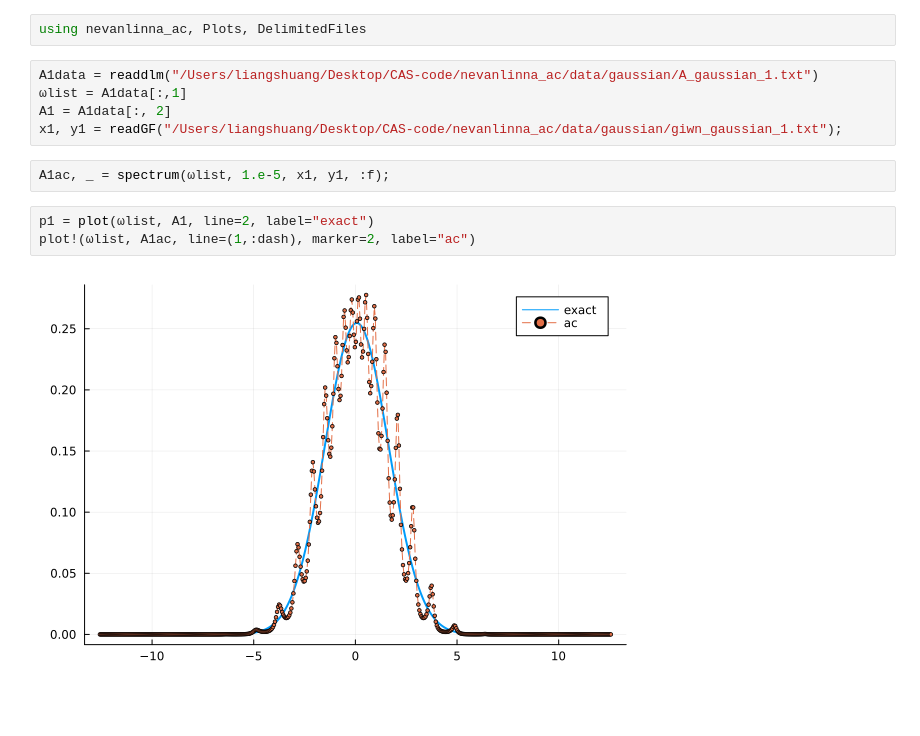
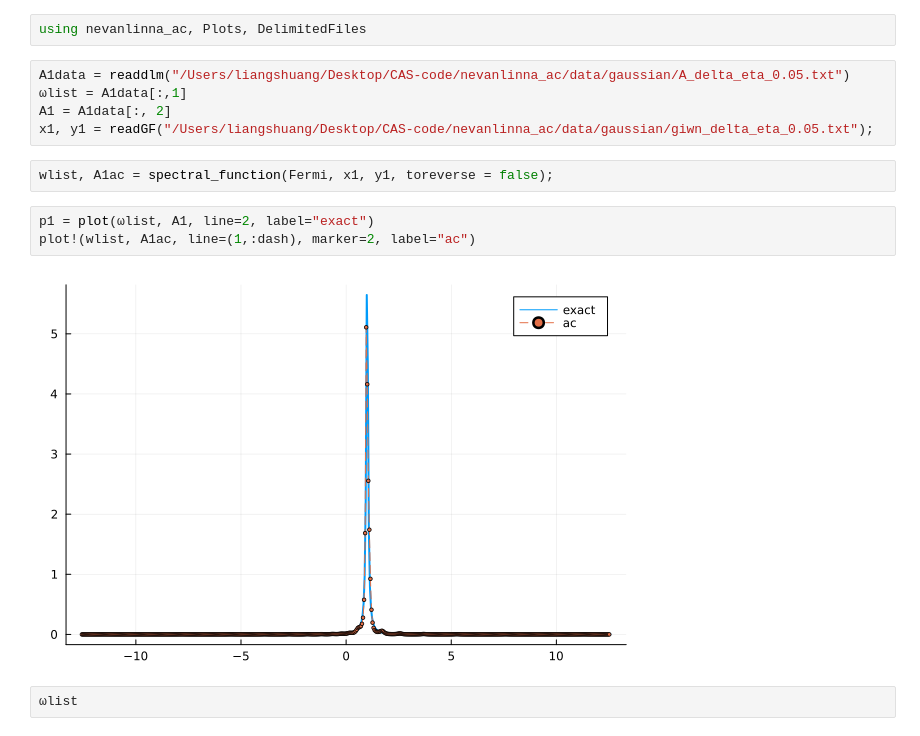
Before and after one commit to Sharon-Liang/nevanlinna_ac, a Jupyter notebook: nevanlinna_ac.ipynb, the cells around one changed output. Saved outputs shown, nothing was run; the diff lists cells and outputs as text; blank space fills up the shorter version.

```diff
--- a/nevanlinna_ac.ipynb
+++ b/nevanlinna_ac.ipynb
@@ -1,14 +1,16 @@
 # %%
 using nevanlinna_ac, Plots, DelimitedFiles
 # %%
-A1data = readdlm("/Users/liangshuang/Desktop/CAS-code/nevanlinna_ac/data/gaussian/A_gaussian_1.txt")
+A1data = readdlm("/Users/liangshuang/Desktop/CAS-code/nevanlinna_ac/data/gaussian/A_delta_eta_0.05.txt")
 ωlist = A1data[:,1]
 A1 = A1data[:, 2]
-x1, y1 = readGF("/Users/liangshuang/Desktop/CAS-code/nevanlinna_ac/data/gaussian/giwn_gaussian_1.txt");
+x1, y1 = readGF("/Users/liangshuang/Desktop/CAS-code/nevanlinna_ac/data/gaussian/giwn_delta_eta_0.05.txt");
-# %%
-A1ac, _ = spectrum(ωlist, 1.e-5, x1, y1, :f);
+# %%
+wlist, A1ac = spectral_function(Fermi, x1, y1, toreverse = false);
 # %%
 p1 = plot(ωlist, A1, line=2, label="exact")
-plot!(ωlist, A1ac, line=(1,:dash), marker=2, label="ac")
+plot!(wlist, A1ac, line=(1,:dash), marker=2, label="ac")
 # %% [output]
-[figure, old version]
+[figure, new version]
+# %%
+ωlist
```
